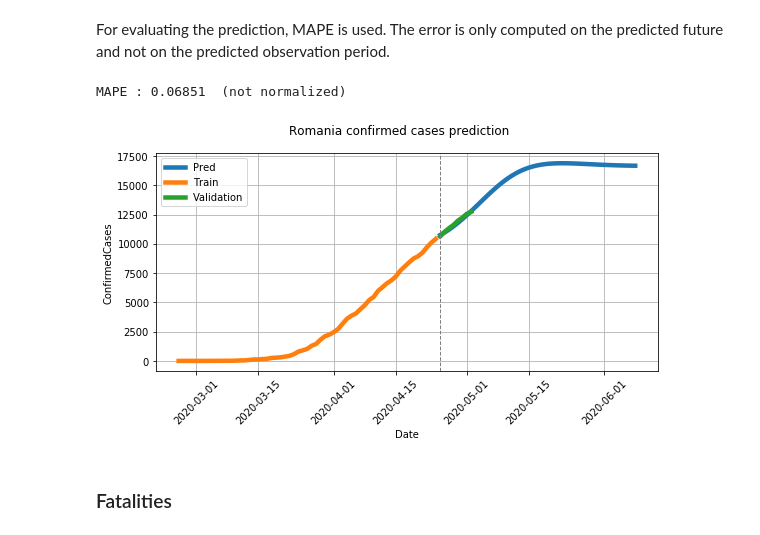
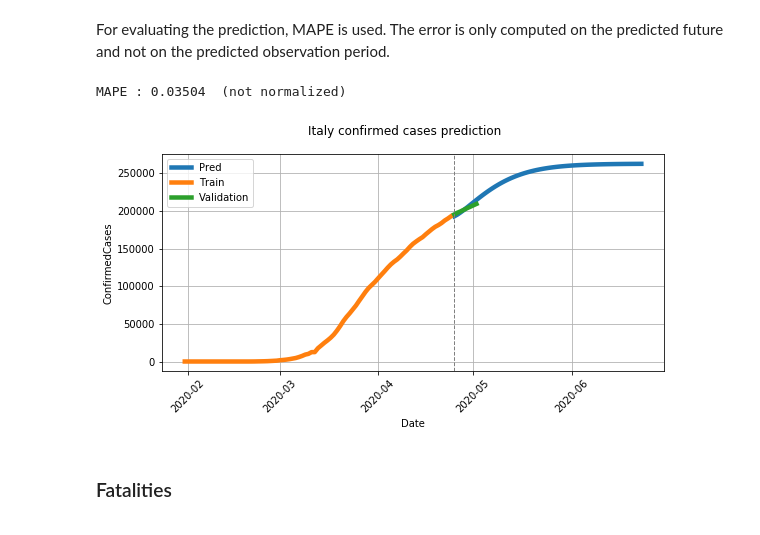
Before and after one commit to rdbch/COVID-19-Forecast, a Jupyter notebook: notebooks/Covid_19_spread_prediction_rnn.ipynb, the cells around one changed output. Drawn from its saved outputs; the diff is of its cells as text; code cells hidden in the pictures.

Commit message:
predictions italy

```diff
--- a/notebooks/Covid_19_spread_prediction_rnn.ipynb
+++ b/notebooks/Covid_19_spread_prediction_rnn.ipynb
@@ -59,7 +59,7 @@ torch.backends.cudnn.deterministic = True
 # %% [markdown]
 ### Globals
 # %%
-COUNTRY      = 'Romania'
+COUNTRY      = 'Italy'
 WIN_SIZE     = 10
 OBS_SIZE     = 5
 TRAIN_UP_TO  = pd.to_datetime('2020-04-25')
@@ -135,11 +127,11 @@ display(errorData.sort_values(by='deathError').head())
 We select the for training only the countries that have an average error smaller that a threshold. I do this for both confirmed cases and fatalities and this is due to the fact that there are goinf to be trained one RNN model for each attribute. This will be further splitted andtransformed into bacthes splitted into test and validation data.
 # %%
 confData = dataUtils.get_target_data(allData, errorData,
-                                     errorThresh = 0.6,
+                                     errorThresh = .75,
                                      country     = COUNTRY,
                                      target      = 'confirmed')
 deadData = dataUtils.get_target_data(allData, errorData,
-                                     errorThresh = 0.6,
+                                     errorThresh = .75,
                                      country     = COUNTRY,
                                      target      = 'fatalities')
 
@@ -344,36 +336,36 @@ confModel.eval()
 # get figure
 fig, ax = plt.subplots(1, 1, figsize = (9, 4))
 ax.tick_params(axis='x', rotation=45)
 fig.suptitle(COUNTRY + ' confirmed cases prediction')
 
 # make prediction
 confModel.returnFullSeq = False
-pred   = confModel(confValData, future = 45).cpu().detach().numpy()
+pred   = confModel(confValData, future = 60).cpu().detach().numpy()
 pred   = confScaler.inverse_transform(pred[0])
 
 error  = l1_norm_error(pred[:confValLabel.shape[0]], confValLabel.numpy())
 print("MAPE : %2.5f"% error.item(), ' (not normalized)')
 
 # prediction
 predDate = pd.date_range(start = TRAIN_UP_TO, periods=pred.shape[0])
 sns.lineplot(y = pred, x = predDate, ax = ax, linewidth=4.5)
 
 # plot train data
 showTrainData = confData[confData['Province_State'] == COUNTRY]
 showTrainData = showTrainData[showTrainData['Date'] < TRAIN_UP_TO]
 sns.lineplot(y = 'ConfirmedCases', x = 'Date', data = showTrainData, ax = ax, linewidth=4.5)
 
 # plot val data
 showValData = confData[confData['Province_State'] == COUNTRY]
 showValData = showValData[showValData['Date'] >= TRAIN_UP_TO]
 sns.lineplot(y = 'ConfirmedCases', x ='Date', data = showValData, ax = ax, linewidth=4.5);
 
 ax.legend(['Pred', 'Train', 'Validation'])
 ax.axvline(x=TRAIN_UP_TO, ymin = 0.0, ymax = 1.0, linestyle='--', lw = 1, color = '#808080')
 ax.grid(True)
 # %% [output]
-MAPE : 0.06851  (not normalized)
+MAPE : 0.03504  (not normalized)
-[figure, old version]
+[figure, new version]
 # %% [markdown]
 ### Fatalities
 # %% [markdown]
```
Also changed, not shown: parts of 8 cells of this notebook.
